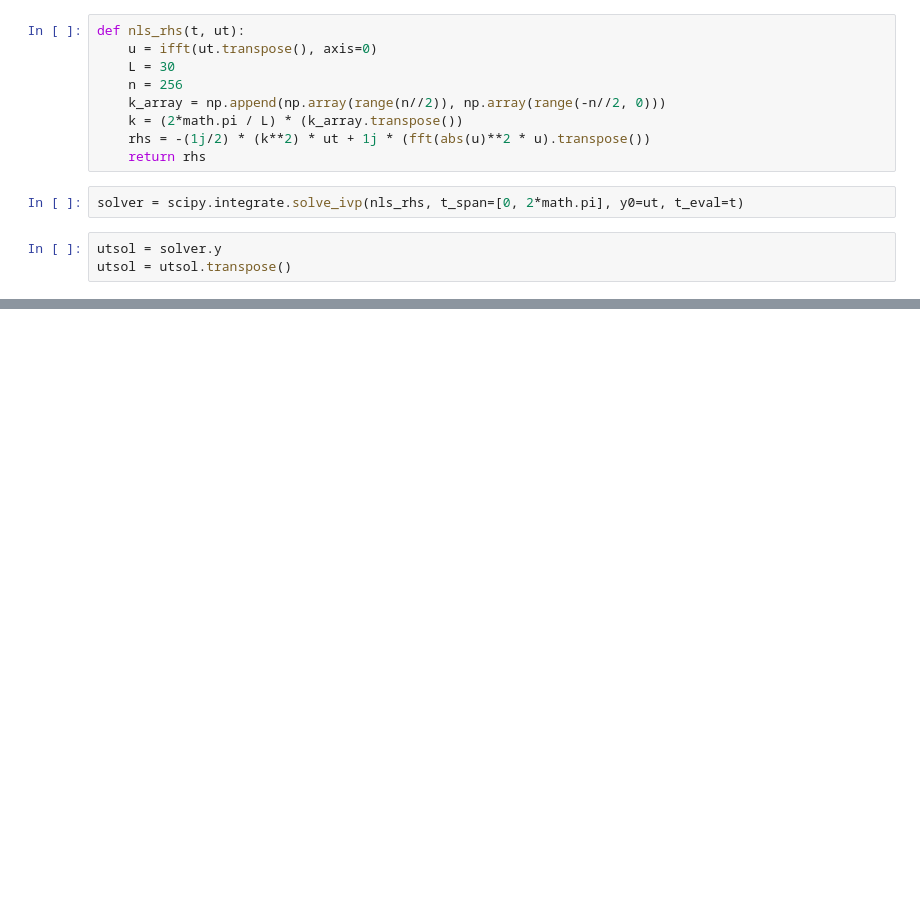
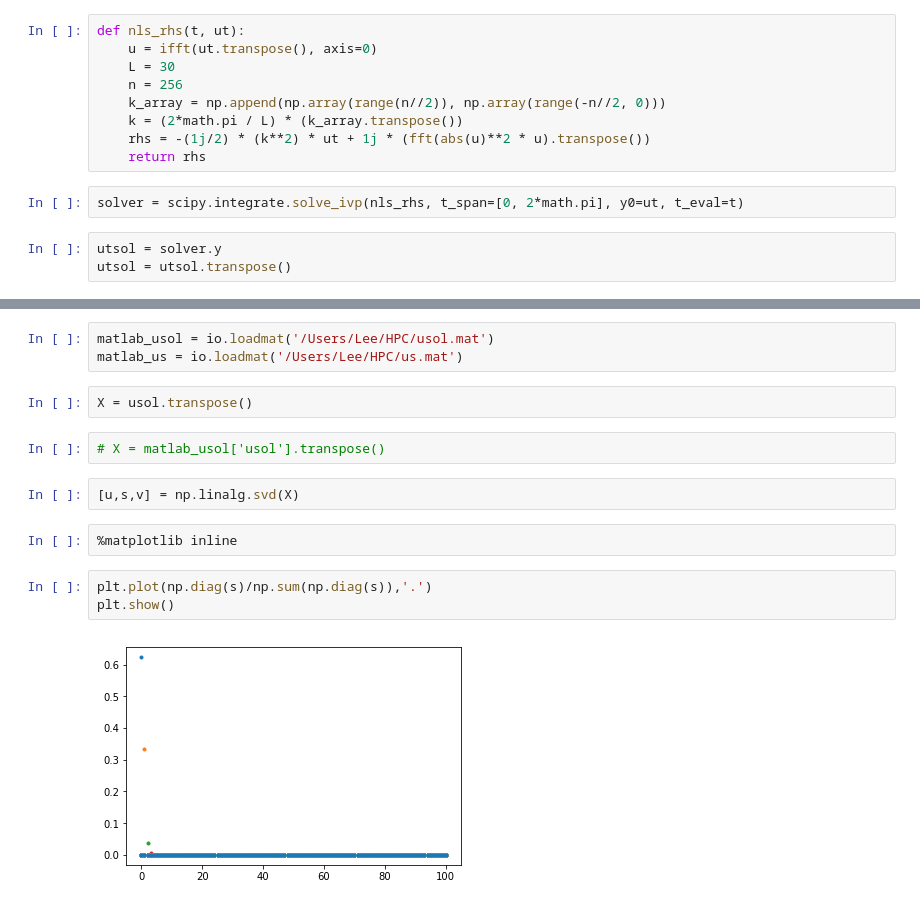
Before and after one commit to QingxinL/HPCC, a Jupyter notebook: Feb_5th.ipynb, the cells around one changed output, grey strips where cells are left out. Cells and saved outputs as stored; diff of their text form; blank space fills up the shorter version.

```diff
--- a/Feb_5th.ipynb
+++ b/Feb_5th.ipynb
@@ -59,0 +66,16 @@ the overall result difference is in e^-4
+# %%
+matlab_usol = io.loadmat('/Users/Lee/HPC/usol.mat')
+matlab_us = io.loadmat('/Users/Lee/HPC/us.mat')
+# %%
+X = usol.transpose()
+# %%
+# X = matlab_usol['usol'].transpose()
+# %%
+[u,s,v] = np.linalg.svd(X)
+# %%
+%matplotlib inline
+# %%
+plt.plot(np.diag(s)/np.sum(np.diag(s)),'.')
+plt.show()
+# %% [output]
+[figure, added]
```
Also changed, not shown: parts of 26 cells of this notebook.
